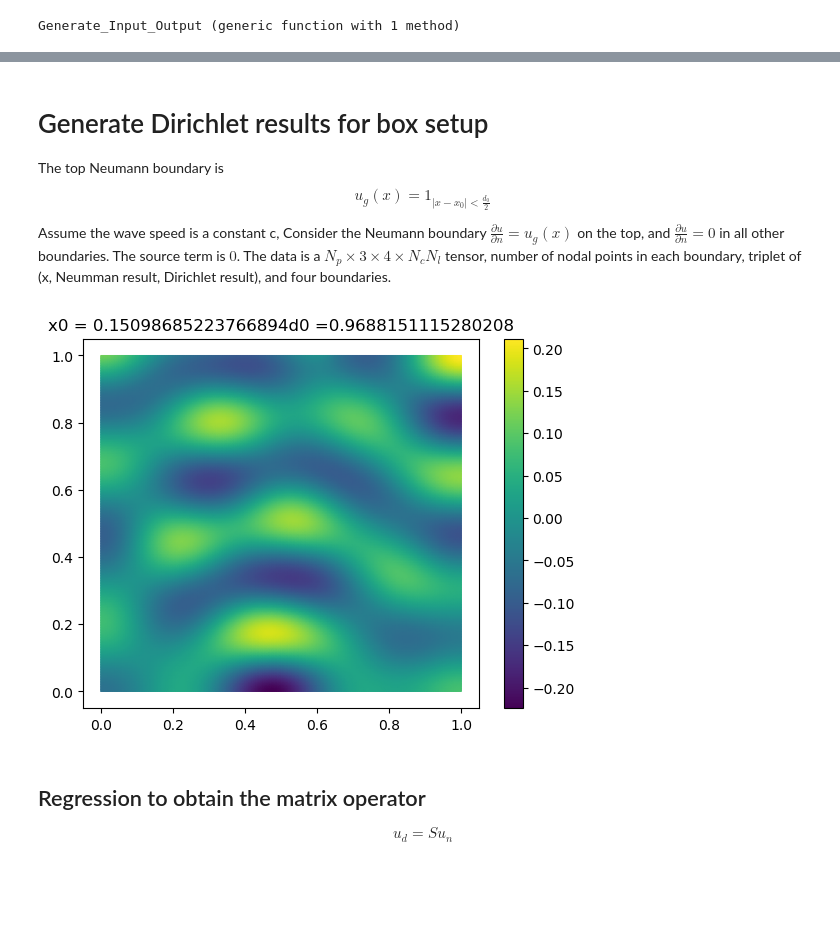
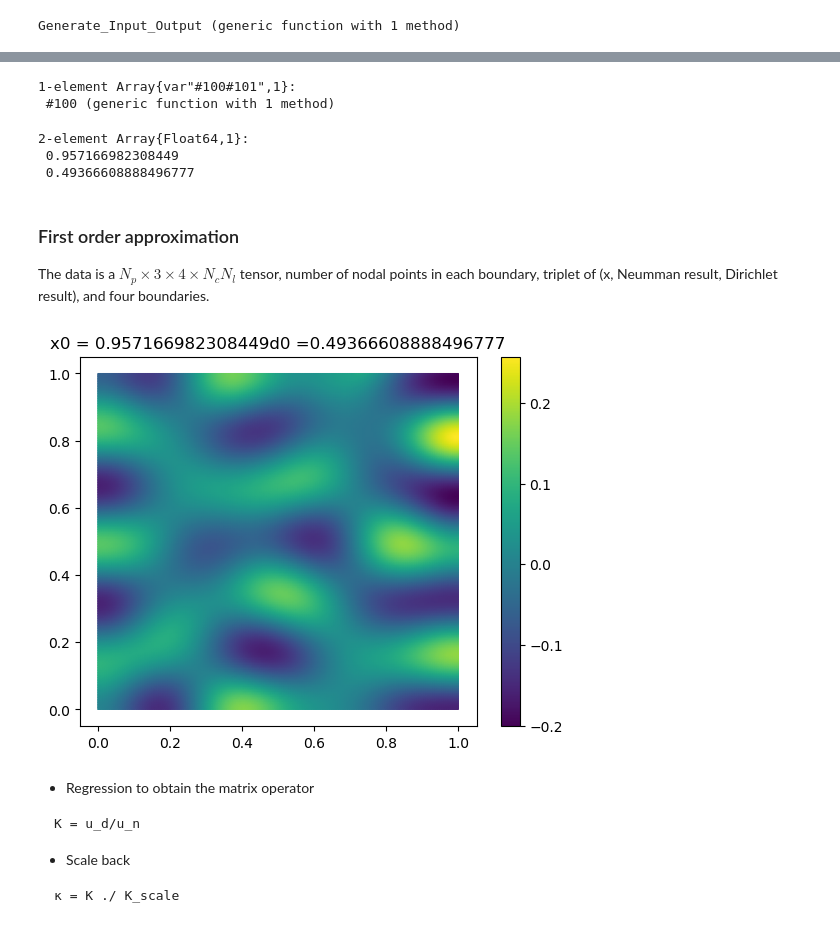
Before and after one commit to Zhengyu-Huang/Operator-Learning, a Jupyter notebook: nn/Box_N2D.ipynb, the cells around one changed output, grey strips where cells are left out. Cells and saved outputs as stored; diff of their text form; code cells hidden in the pictures; blank space fills up the shorter version.

````diff
--- a/nn/Box_N2D.ipynb
+++ b/nn/Box_N2D.ipynb
@@ -39,27 +104,44 @@ end
+# %%
+N_l = 300
+x0d0s = rand(Uniform(0,1), N_l,2);
+
+cs = [(x,y)->50.0;]
+# %% [output]
+1-element Array{var"#100#101",1}:
+ #100 (generic function with 1 method)
+# %%
+x0d0s[1, :]
+# %% [output]
+2-element Array{Float64,1}:
+ 0.957166982308449
+ 0.49366608888496777
 # %% [markdown]
-# Generate Dirichlet results for box setup
+### First order approximation
 
-The top Neumann boundary is
-$$u_g(x) = 1_{|x - x_0| < \frac{d_0}{2}}$$
-
-Assume the wave speed is a constant c,
-Consider the Neumann boundary $\frac{\partial u}{\partial n} = u_g(x)$ on the top, and $\frac{\partial u}{\partial n} = 0$ in all
-other boundaries.
-The source term is $0$.
-The data is a $N_p \times 3 \times 4 \times N_cN_l$ tensor, number of nodal points in each boundary, triplet of (x, Neumman result, Dirichlet result), and four boundaries.
+The data is a $N_p \times 3 \times 4 \times N_cN_l$ tensor, number of nodal points in each boundary,
+triplet of (x, Neumman result, Dirichlet result), and four boundaries.
 # %%
-N_l = 500
-ne = 100
-porder = 2
-cs = [50.0;]
-x0d0s = rand(Uniform(0,1), N_l,2)
+# 100 element in each direction
+ne =  200
+porder = 1
+Δx = 1.0/ne
+K_scale = zeros(Float64, ne*porder+1) .+ Δx
+K_scale[1] = K_scale[end] = Δx/2.0
+
+
+
+
 # generate Dirichlet to Neumman results output for different conditions
 # data =[nodal positions, (x, ∂u∂n, u), 4 edges, experiment number]
 data = Generate_Input_Output(cs,  x0d0s, ne, porder);
 # %% [output]
-[figure, old version]
+[figure, new version]
 # %% [markdown]
-## Regression to obtain the matrix operator
-$$
-u_d = S u_n
-$$
+* Regression to obtain the matrix operator
+```
+K = u_d/u_n
+```
+* Scale back
+```
+κ = K ./ K_scale
+```
````
Also changed, not shown: parts of 13 cells of this notebook, 4 other files.
